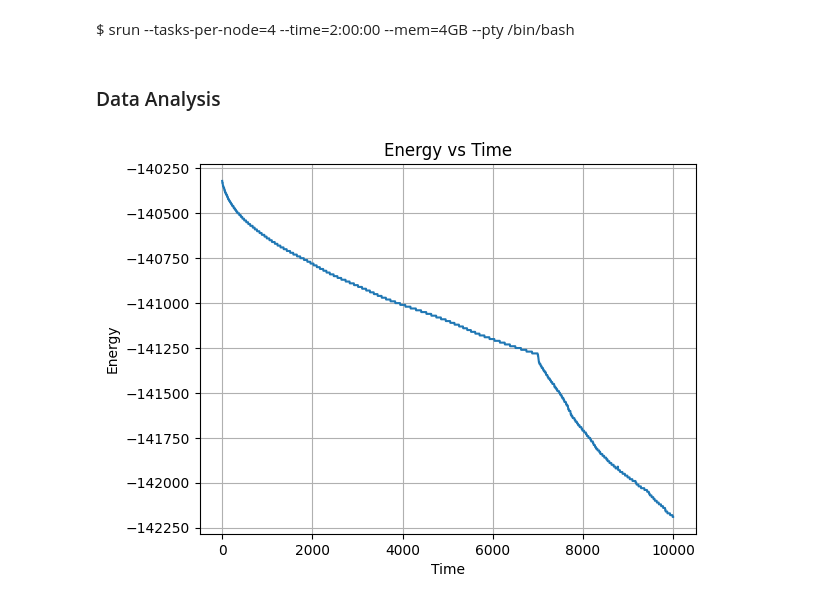
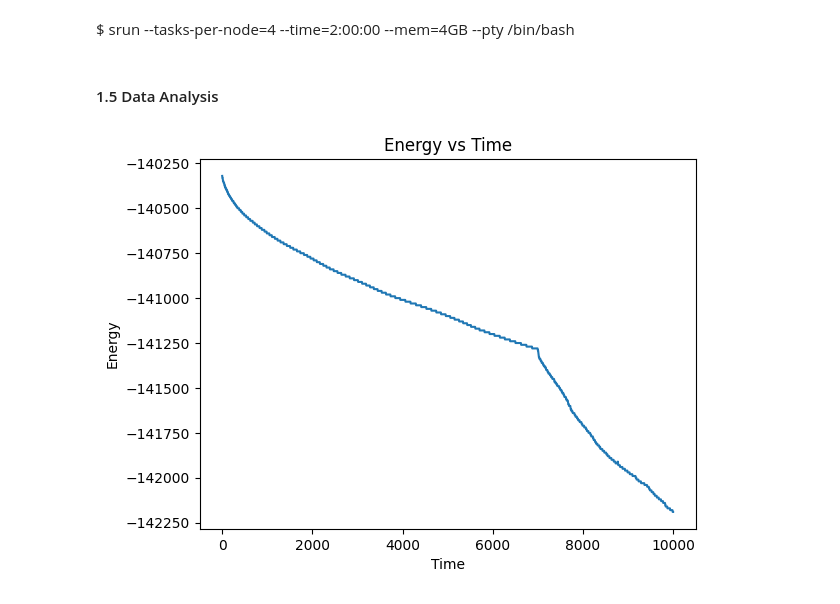
Before and after one commit to qiouyang/comp-lab-class-2024, a Jupyter notebook: Week4/HNE/human_neutrophil_elastase.ipynb, the cells around one changed output. Drawn from its saved outputs; the diff is of its cells as text; code cells hidden in the pictures.

```diff
--- a/Week4/HNE/human_neutrophil_elastase.ipynb
+++ b/Week4/HNE/human_neutrophil_elastase.ipynb
@@ -231,28 +235,27 @@ $ mpiexec pmemd.MPI -O -i min_sol.in -o min_sol.out -p HNE_sol.prmtop -c HNE_sol
 # %%
 $ mpiexec pmemd.MPI -O -i min_all.in -o min_all.out -p HNE_sol.prmtop -c min_sol.rst -r min_all.rst -ref min_sol.rst
 # %% [markdown]
-### Data Analysis
+#### 1.5 Data Analysis
 # %%
 import matplotlib.pyplot as plt
 
 # Specify the file path
 file_path = "min/minall/summary.ENERGY"
 
 # Read data from file
 time = []
 energy = []
 with open(file_path, 'r') as file:
     for line in file:
         columns = line.split()
         time.append(float(columns[0]))
         energy.append(float(columns[1]))
 
 # Plot the graph
 plt.plot(time, energy)
 plt.xlabel('Time')
 plt.ylabel('Energy')
 plt.title('Energy vs Time')
-plt.grid(True)
 plt.show()
 # %% [output]
-[figure, old version]
+[figure, new version]
```
Also changed, not shown: parts of 59 cells of this notebook.
